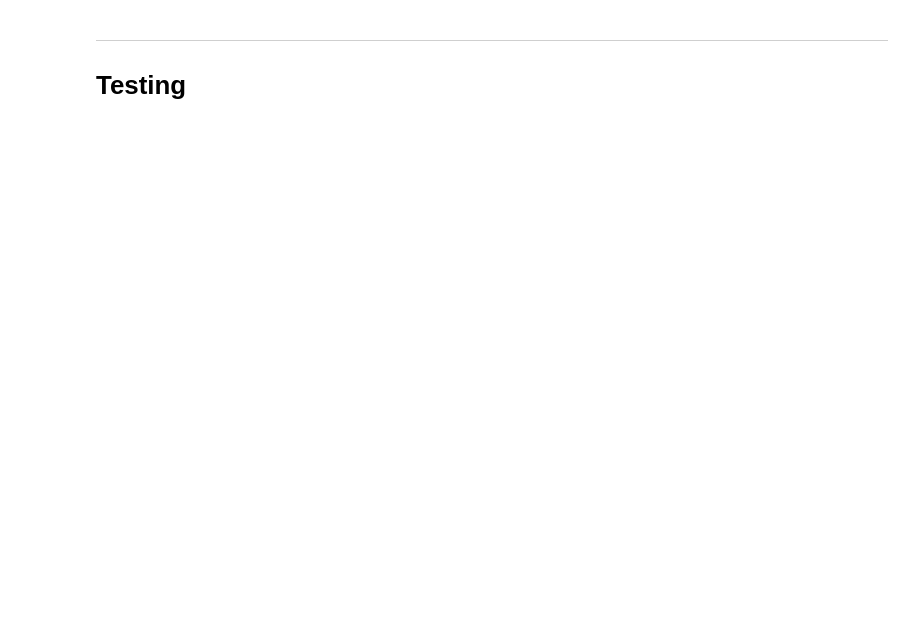
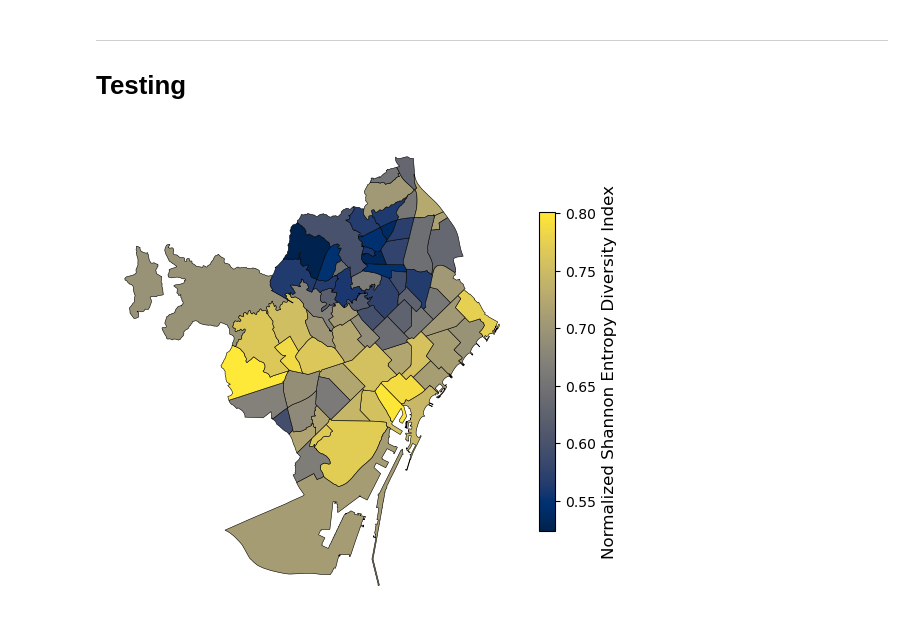
Before and after one commit to pablob2002/immigration-avdm, a Jupyter notebook: Ale/2_bivariate.ipynb, the cells around one changed output. Cells and saved outputs as stored; diff of their text form; code cells hidden in the pictures; blank space fills up the shorter version.

```diff
--- a/Ale/2_bivariate.ipynb
+++ b/Ale/2_bivariate.ipynb
@@ -555,0 +618,26 @@ plt.show()
+# %%
+gdf = prepare_gdf(2025, 'Neighborhood')
+
+fig, ax = plt.subplots(constrained_layout=True)
+
+norm = Normalize(vmin=min(gdf['Diversity_Norm']), vmax=max(gdf['Diversity_Norm']))
+
+gdf.plot(
+    column='Diversity_Norm',
+    ax=ax,
+    norm=norm,
+    cmap='cividis',
+    linewidth=0.4,
+    edgecolor='black'
+)
+
+ax.axis('off')
+
+from matplotlib.cm import ScalarMappable
+sm = ScalarMappable(cmap='cividis', norm=norm)
+sm.set_array([])
+
+cbar = fig.colorbar(sm, ax=ax, fraction=0.03, pad=0.04)
+cbar.set_label('Normalized Shannon Entropy Diversity Index', fontsize=12)
+# %% [output]
+[figure, added]
```
Also changed, not shown: parts of 15 cells of this notebook, 1 other file.
